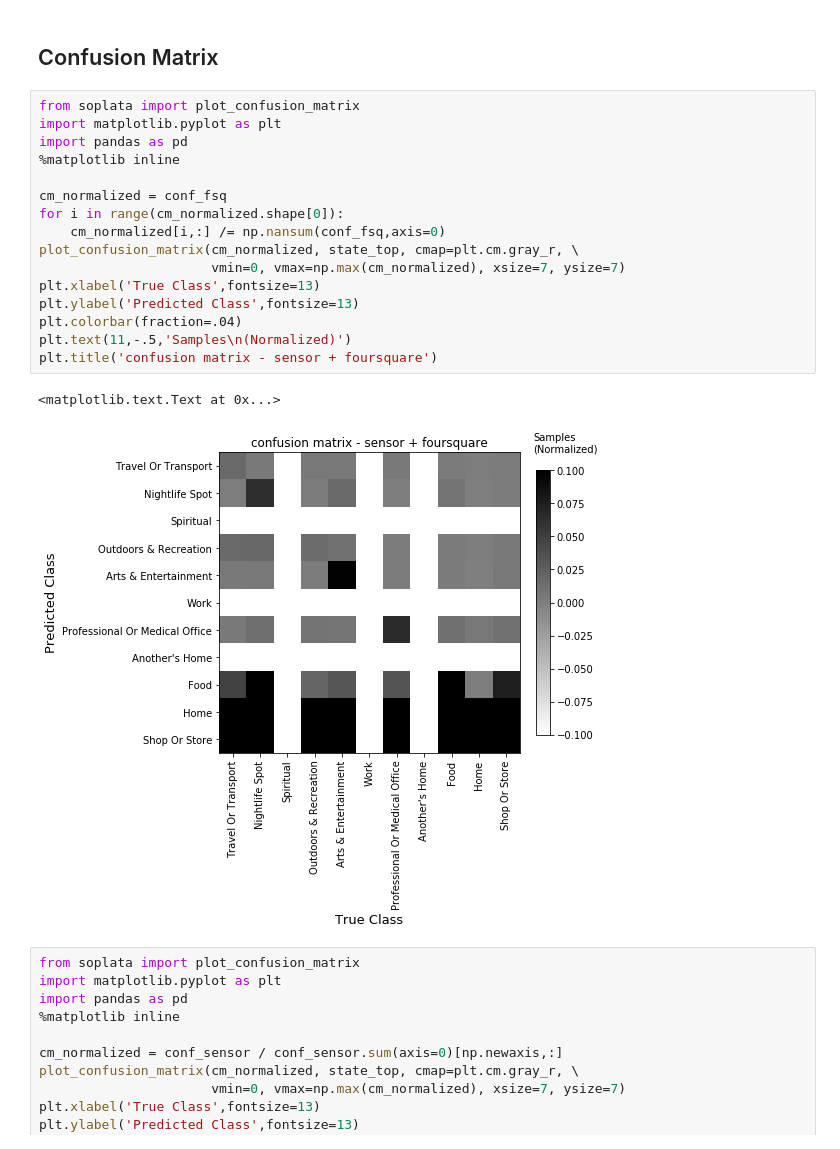
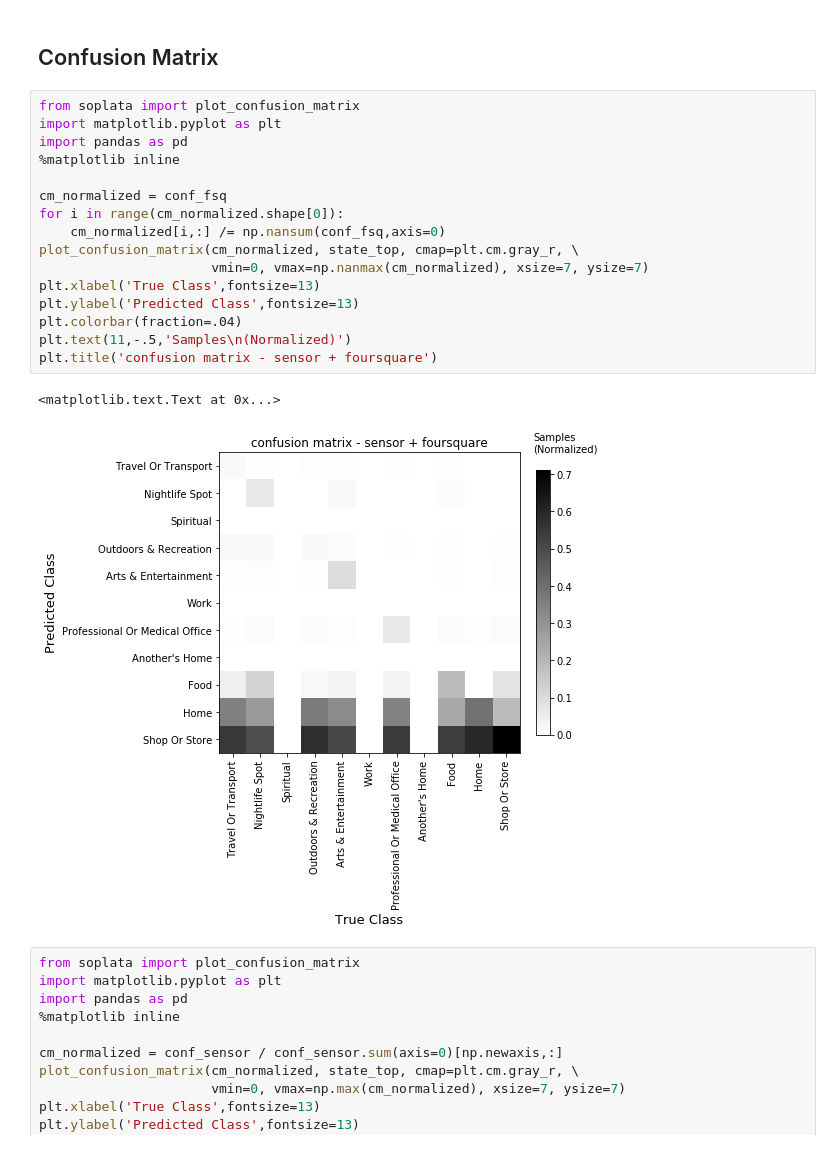
Before and after one commit to sosata/CS120DataAnalysis, a Jupyter notebook: SemanticLocation/show_accuracy_global.ipynb, the cells around one changed output. Cells and saved outputs as stored; diff of their text form.

```diff
--- a/SemanticLocation/show_accuracy_global.ipynb
+++ b/SemanticLocation/show_accuracy_global.ipynb
@@ -141,22 +155,22 @@ tab
 # %%
 from soplata import plot_confusion_matrix
 import matplotlib.pyplot as plt
 import pandas as pd
 %matplotlib inline
 
 cm_normalized = conf_fsq
 for i in range(cm_normalized.shape[0]):
     cm_normalized[i,:] /= np.nansum(conf_fsq,axis=0)
 plot_confusion_matrix(cm_normalized, state_top, cmap=plt.cm.gray_r, \
-                      vmin=0, vmax=np.max(cm_normalized), xsize=7, ysize=7)
+                      vmin=0, vmax=np.nanmax(cm_normalized), xsize=7, ysize=7)
 plt.xlabel('True Class',fontsize=13)
 plt.ylabel('Predicted Class',fontsize=13)
 plt.colorbar(fraction=.04)
 plt.text(11,-.5,'Samples\n(Normalized)')
 plt.title('confusion matrix - sensor + foursquare')
 # %% [output]
 <matplotlib.text.Text at 0x...>
-[figure, old version]
+[figure, new version]
 # %%
 from soplata import plot_confusion_matrix
 import matplotlib.pyplot as plt
```
Also changed, not shown: parts of 1 cell of this notebook, 3 other files.
